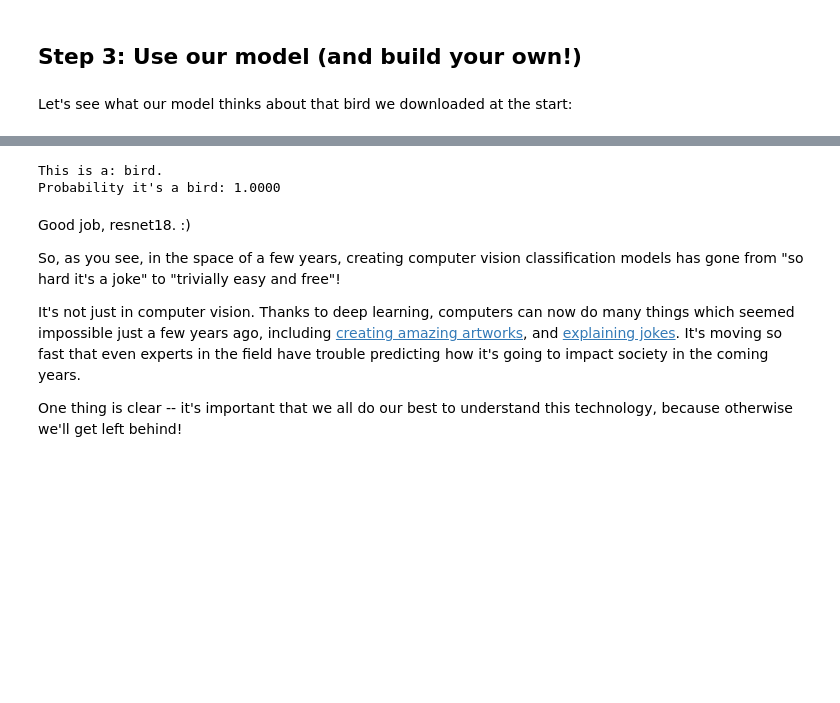
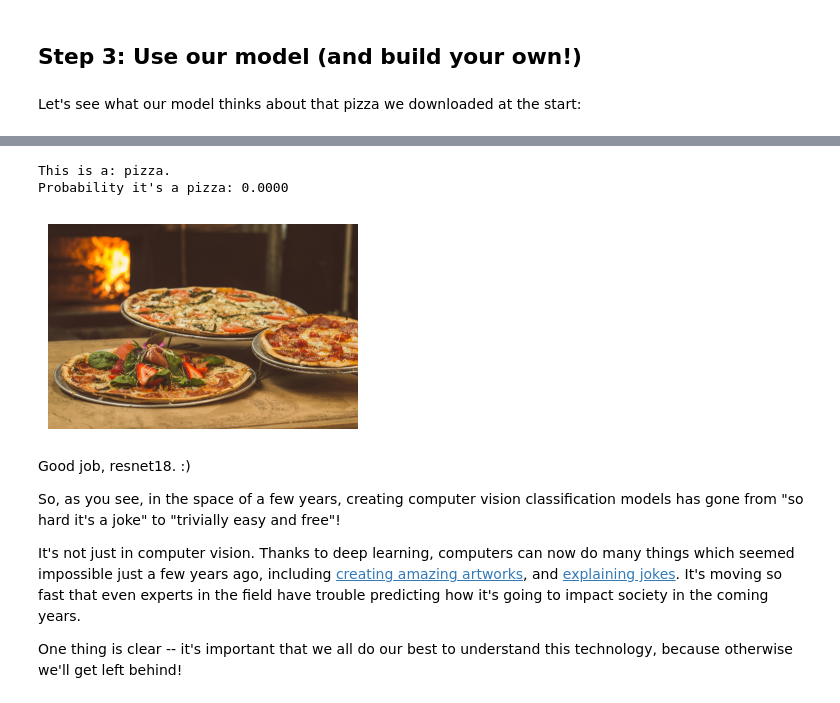
Before and after one commit to Lucas-Masaba/fastai, a Jupyter notebook: is-it-a-bird-creating-a-model-from-your-own-data.ipynb, the cells around one changed output, grey strips where cells are left out. Cells and saved outputs as stored; diff of their text form; code cells hidden in the pictures; blank space fills up the shorter version.

```diff
--- a/is-it-a-bird-creating-a-model-from-your-own-data.ipynb
+++ b/is-it-a-bird-creating-a-model-from-your-own-data.ipynb
@@ -148,15 +148,18 @@ Generally when I run this I see 100% accuracy on the validation set (although it
 # %% [markdown]
 ## Step 3: Use our model (and build your own!)
 # %% [markdown]
-Let's see what our model thinks about that bird we downloaded at the start:
+Let's see what our model thinks about that pizza we downloaded at the start:
 # %%
-is_bird,_,probs = learn.predict(PILImage.create('bird.jpg'))
-print(f"This is a: {is_bird}.")
-print(f"Probability it's a bird: {probs[0]:.4f}")
+testimage = PILImage.create('pizza.jpg')
+testimage.show(figsize=(4,4))
+is_pizza,_,probs = learn.predict(testimage)
+print(f"This is a: {is_pizza}.")
+print(f"Probability it's a pizza: {probs[0]:.4f}")
 # %% [output]
 [interactive output not drawn]
-This is a: bird.
-Probability it's a bird: 1.0000
+This is a: pizza.
+Probability it's a pizza: 0.0000
+[figure, added]
 # %% [markdown]
 Good job, resnet18. :)
 
```
Also changed, not shown: parts of 16 cells of this notebook.
